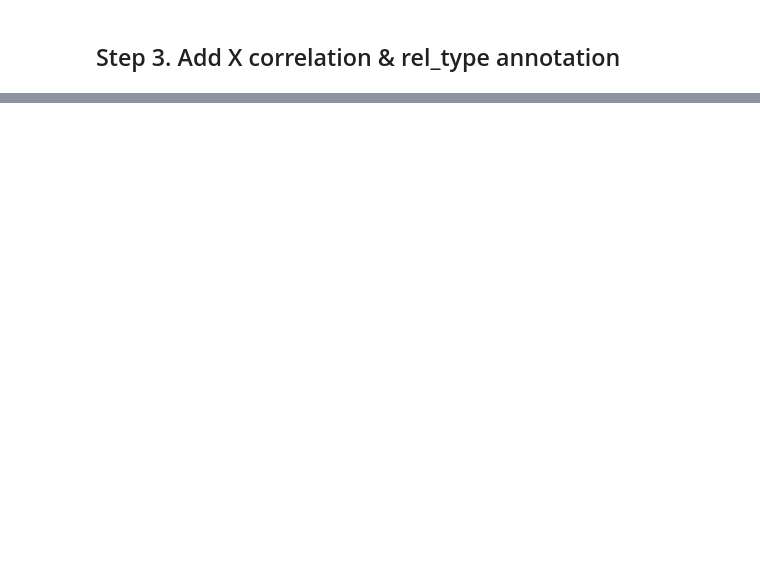
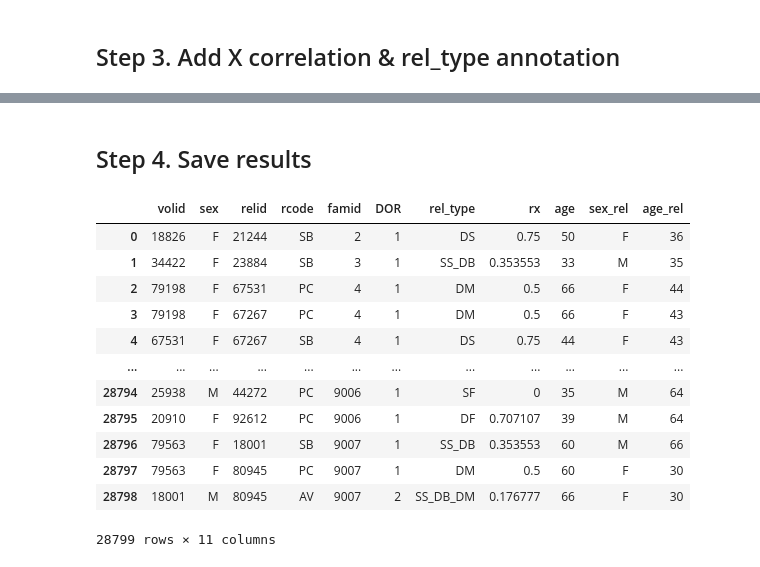
Before and after one commit to jerrylee9310/BIGFAM, a Jupyter notebook: notebook/make_relative_info.ipynb, the cells around one changed output, grey strips where cells are left out. Saved outputs shown, nothing was run; the diff lists cells and outputs as text; code cells hidden in the pictures; blank space fills up the shorter version.

```diff
--- a/notebook/make_relative_info.ipynb
+++ b/notebook/make_relative_info.ipynb
@@ -2335,0 +728,6 @@ df_pair
+# %%
+dict_rel_rx = ped.dict_rel_rx
+# %%
+df_pairs = (pd.merge(df_sex, df_dor123, on="volid")
+            .sort_values(by="famid")
+            .reset_index(drop=True))
@@ -2335,0 +842,6 @@ df_pair
+# %%
+# remove famid=4091 (strange...)
+df_gs = (df_new[df_new["famid"] != 4091]
+         .copy()
+         .reset_index(drop=True))
+df_gs
@@ -2335,0 +862,41 @@ df_pair
+# %% [markdown]
+## Step 4. Save results
+# %%
+# left only unique relative pairs
+df_gs = tools.remove_duplicate_relpair(df_gs, ["volid", "relid"])
+# %%
+df_agesex = (df_pheno[["id", "sex", "age"]]
+             .copy()
+             .rename(columns={"id": "volid"}))
+
+df_mrg = pd.merge(
+    df_gs,
+    df_agesex,
+    on=["volid", "sex"]
+)
+
+df_mrg = pd.merge(
+    df_mrg,
+    df_agesex.rename(
+        columns={
+            "volid": "relid",
+            "sex": "sex_rel",
+            "age": "age_rel"
+            }
+        ),
+    on="relid")
+df_mrg
+# %% [output]
+|  | volid | sex | relid | rcode | famid | DOR | rel_type | rx | age | sex_rel | age_rel |
+| 0 | 18826 | F | 21244 | SB | 2 | 1 | DS | 0.75 | 50 | F | 36 |
+| 1 | 34422 | F | 23884 | SB | 3 | 1 | SS_DB | 0.353553 | 33 | M | 35 |
+| 2 | 79198 | F | 67531 | PC | 4 | 1 | DM | 0.5 | 66 | F | 44 |
+| 3 | 79198 | F | 67267 | PC | 4 | 1 | DM | 0.5 | 66 | F | 43 |
+| 4 | 67531 | F | 67267 | SB | 4 | 1 | DS | 0.75 | 44 | F | 43 |
+| ... | ... | ... | ... | ... | ... | ... | ... | ... | ... | ... | ... |
+| 28794 | 25938 | M | 44272 | PC | 9006 | 1 | SF | 0 | 35 | M | 64 |
+| 28795 | 20910 | F | 92612 | PC | 9006 | 1 | DF | 0.707107 | 39 | M | 64 |
+| 28796 | 79563 | F | 18001 | SB | 9007 | 1 | SS_DB | 0.353553 | 60 | M | 66 |
+| 28797 | 79563 | F | 80945 | PC | 9007 | 1 | DM | 0.5 | 60 | F | 30 |
+| 28798 | 18001 | M | 80945 | AV | 9007 | 2 | SS_DB_DM | 0.176777 | 66 | F | 30 |
+28799 rows × 11 columns
```
Also changed, not shown: parts of 64 cells of this notebook, 5 other files.
